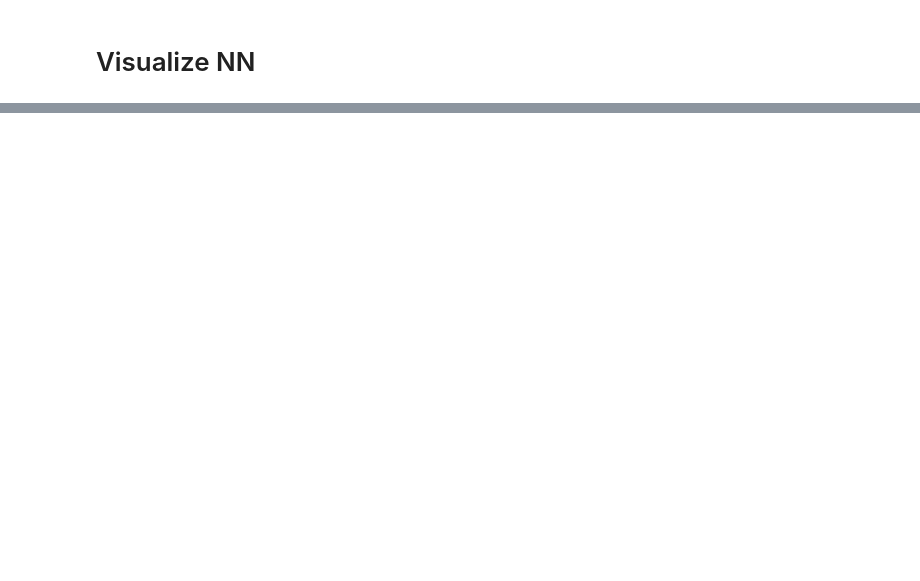
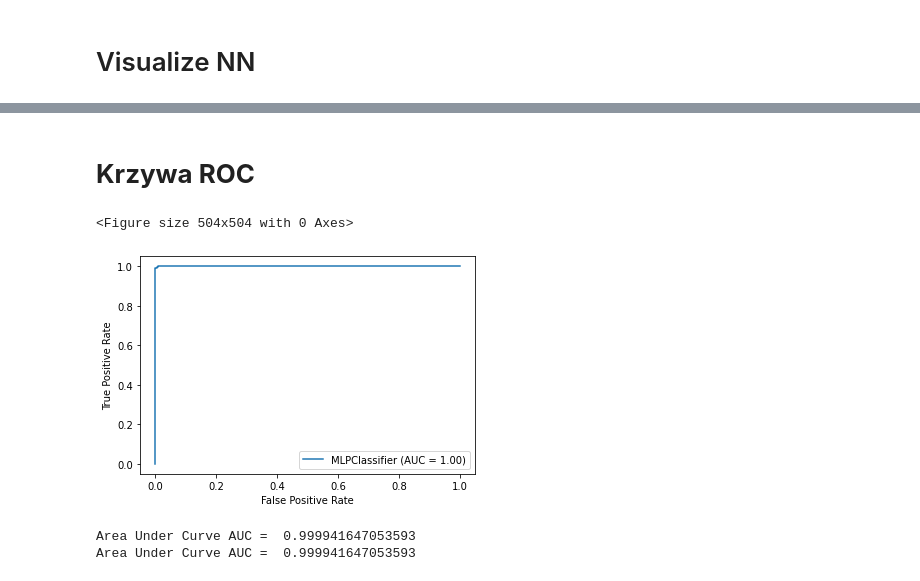
Before and after one commit to marcinwolter/DeepLearning_2020, a Jupyter notebook: cwiczenia_1a.ipynb, the cells around one changed output, grey strips where cells are left out. Drawn from its saved outputs; the diff is of its cells as text; code cells hidden in the pictures; blank space fills up the shorter version.

```diff
--- a/cwiczenia_1a.ipynb
+++ b/cwiczenia_1a.ipynb
@@ -435,0 +432,22 @@ VisualizeNN.py.36   100%[===================>]   9.27K  --.-KB/s    in 0s
+# %% [markdown]
+# **Krzywa ROC**
+# %%
+from sklearn.metrics import plot_roc_curve, auc, roc_curve, roc_auc_score
+
+fig=plt.figure(figsize=(7,7))
+
+roc_disp = plot_roc_curve(clf, X_test, y_test)
+plt.show()
+
+#Print AUC
+fpr, tpr, _ = roc_curve(y_test, clf.predict_proba(X_test)[:,1])
+roc_auc = auc(fpr, tpr)
+print("Area Under Curve AUC = ",roc_auc)
+
+#simpler method
+print("Area Under Curve AUC = ",roc_auc_score(y_test, clf.predict_proba(X_test)[:,1]))
+# %% [output]
+<Figure size 504x504 with 0 Axes>
+[figure, added]
+Area Under Curve AUC =  0.999941647053593
+Area Under Curve AUC =  0.999941647053593
```
Also changed, not shown: parts of 9 cells of this notebook.
